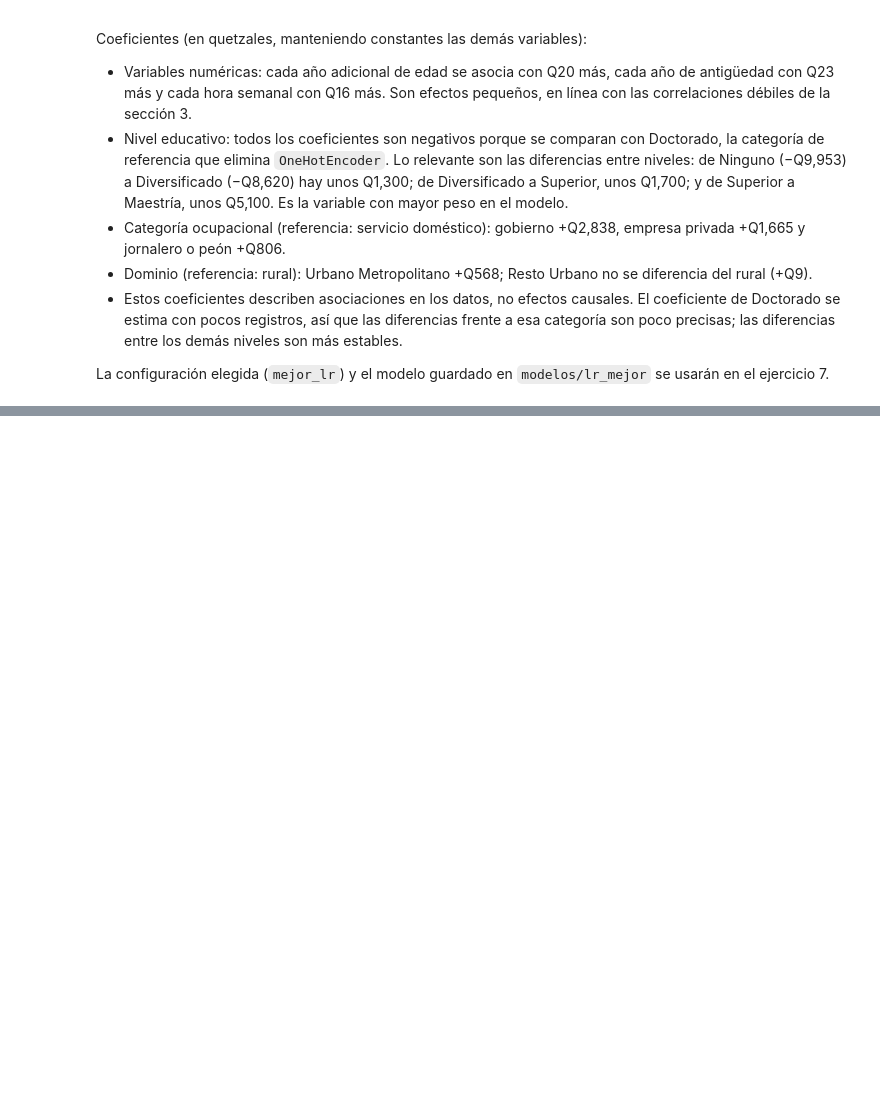
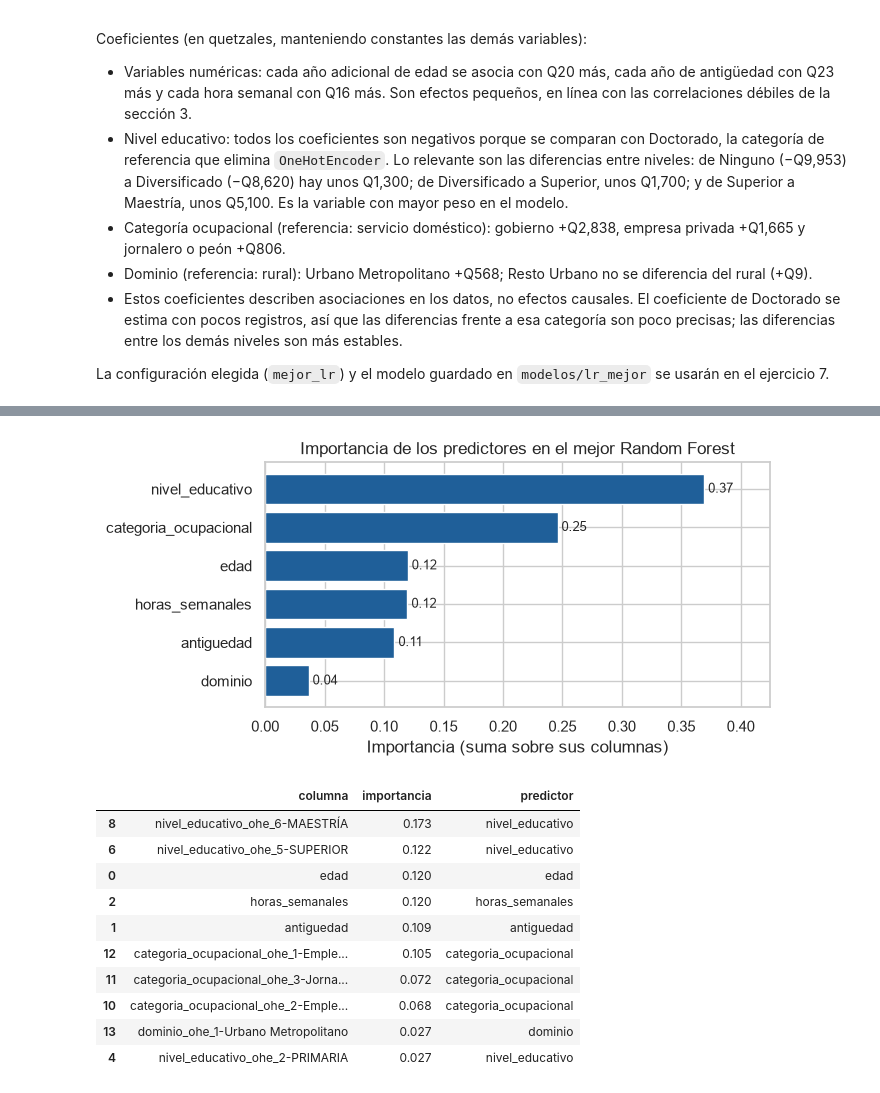
Before and after one commit to Qu3zada22/lab7-md, a Jupyter notebook: lab7_eneic.ipynb, the cells around one changed output, grey strips where cells are left out. Saved outputs shown, nothing was run; the diff lists cells and outputs as text; code cells hidden in the pictures; blank space fills up the shorter version.

```diff
--- a/lab7_eneic.ipynb
+++ b/lab7_eneic.ipynb
@@ -1417,0 +1480,13 @@ La configuración elegida (`mejor_lr`) y el modelo guardado en `modelos/lr_mejor
+# %%
+fila_mejor_rf = res_rf.iloc[0]
+mejor_rf = {"numTrees": int(fila_mejor_rf["numTrees"]), "maxDepth": int(fila_mejor_rf["maxDepth"])}
+modelo_rf = modelos_rf[fila_mejor_rf["config"]]
+modelo_rf.write().overwrite().save(os.path.join(MODELOS_DIR, "rf_mejor"))
+print(f"Mejor configuración: {fila_mejor_rf['config']} {mejor_rf}")
+
+pred_rf_valid = modelo_rf.transform(valid)
+comparacion_valid = pd.DataFrame({"Referencia (media)": met_ref["valid"],
+                                  "Regresión lineal": evaluar(pred_lr_valid),
+                                  "Random Forest": evaluar(pred_rf_valid)}).T
+comparacion_valid["mejora_RMSE_%"] = 100 * (1 - comparacion_valid["RMSE"] / met_ref["valid"]["RMSE"])
+comparacion_valid.round(3)
@@ -1417,0 +1499,29 @@ La configuración elegida (`mejor_lr`) y el modelo guardado en `modelos/lr_mejor
+# %%
+# Importancia de cada posición del vector de features, agregada por predictor original
+attrs_rf = pred_rf_valid.schema["features"].metadata["ml_attr"]["attrs"]
+nombres_rf = [a["name"] for a in sorted(sum(attrs_rf.values(), []), key=lambda a: a["idx"])]
+imp = pd.DataFrame({"columna": nombres_rf, "importancia": modelo_rf.stages[-1].featureImportances.toArray()})
+imp["predictor"] = imp["columna"].str.split("_ohe_").str[0]
+imp_pred = imp.groupby("predictor")["importancia"].sum().sort_values(ascending=False)
+
+fig, ax = plt.subplots(figsize=(7, 3.5))
+ax.barh(imp_pred.index, imp_pred.values, color="#1f5f99"); ax.invert_yaxis()
+for i, v in enumerate(imp_pred.values):
+    ax.text(v, i, f" {v:.2f}", va="center", fontsize=9)
+ax.set_xlabel("Importancia (suma sobre sus columnas)"); ax.set_xlim(0, imp_pred.max() * 1.15)
+ax.set_title("Importancia de los predictores en el mejor Random Forest")
+plt.tight_layout(); plt.show()
+imp.sort_values("importancia", ascending=False).head(10).round(3)
+# %% [output]
+[figure, added]
+|  | columna | importancia | predictor |
+| 8 | nivel_educativo_ohe_6-MAESTRÍA | 0.173 | nivel_educativo |
+| 6 | nivel_educativo_ohe_5-SUPERIOR | 0.122 | nivel_educativo |
+| 0 | edad | 0.120 | edad |
+| 2 | horas_semanales | 0.120 | horas_semanales |
+| 1 | antiguedad | 0.109 | antiguedad |
+| 12 | categoria_ocupacional_ohe_1-Emple... | 0.105 | categoria_ocupacional |
+| 11 | categoria_ocupacional_ohe_3-Jorna... | 0.072 | categoria_ocupacional |
+| 10 | categoria_ocupacional_ohe_2-Emple... | 0.068 | categoria_ocupacional |
+| 13 | dominio_ohe_1-Urbano Metropolitano | 0.027 | dominio |
+| 4 | nivel_educativo_ohe_2-PRIMARIA | 0.027 | nivel_educativo |
```
Also changed, not shown: parts of 15 cells of this notebook, 1 other file.
